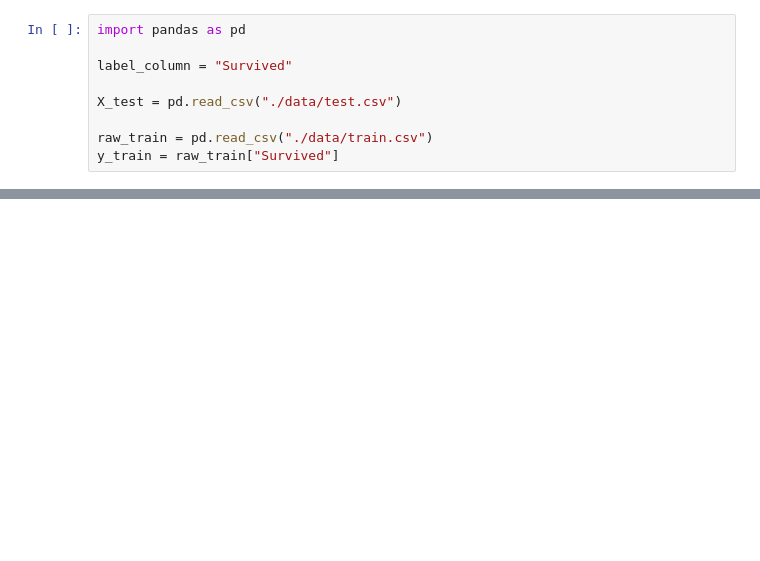
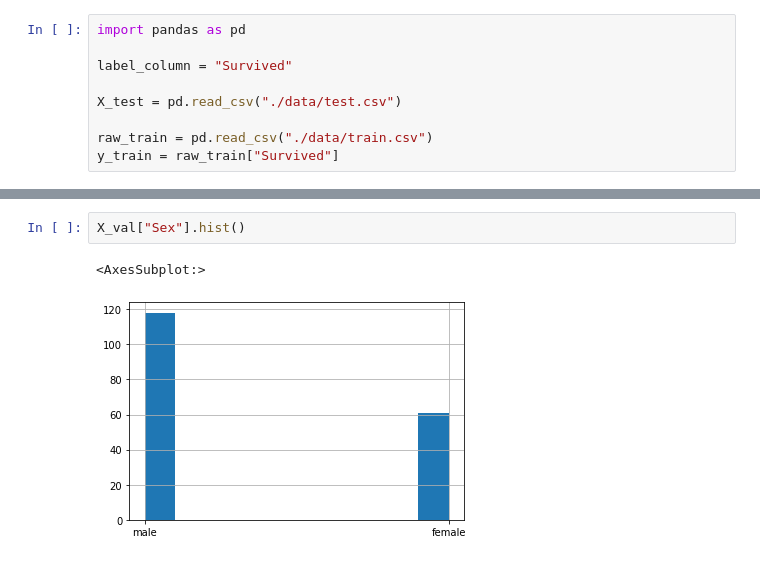
Before and after one commit to Carmine311/Hands_onML, a Jupyter notebook: Titanic/titanic.ipynb, the cells around one changed output, grey strips where cells are left out. Cells and saved outputs as stored; diff of their text form; blank space fills up the shorter version.

```diff
--- a/Titanic/titanic.ipynb
+++ b/Titanic/titanic.ipynb
@@ -53,0 +104,5 @@ Name: Survived, dtype: float64
+# %%
+X_val["Sex"].hist()
+# %% [output]
+<AxesSubplot:>
+[figure, added]
```
Also changed, not shown: parts of 42 cells of this notebook, 2 other files.
